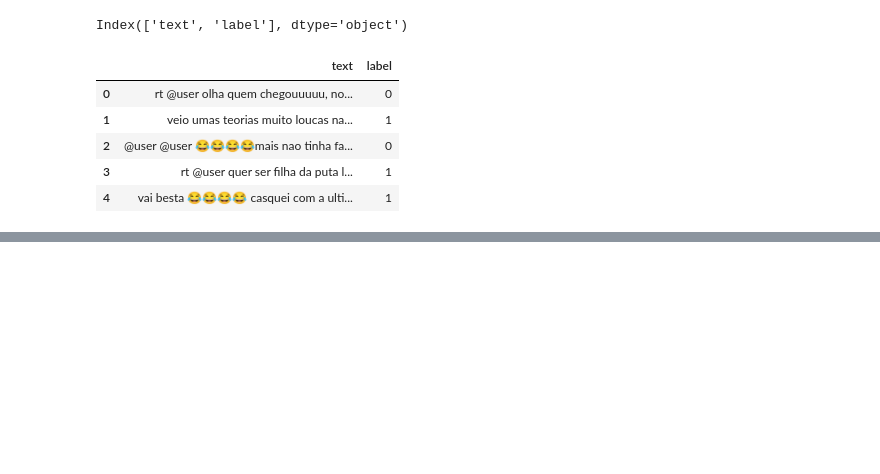
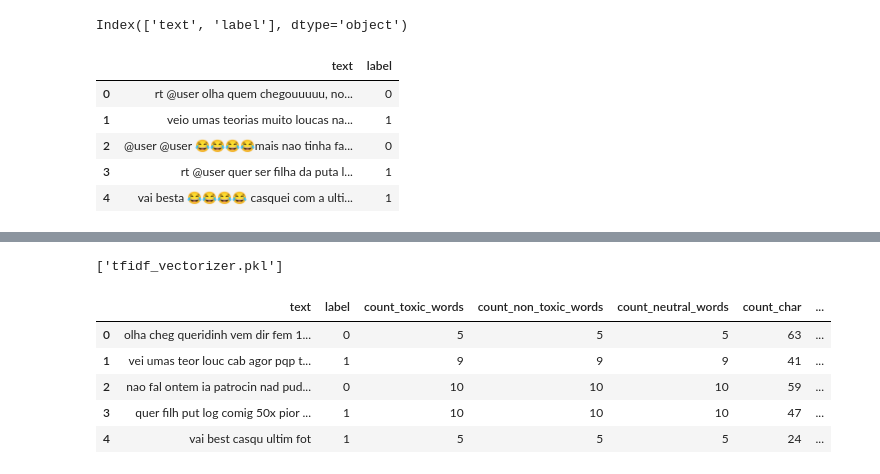
Before and after one commit to HugoLeda/ML-Olympiad-Toxic-Language-PTBR-Detection, a Jupyter notebook: Training_model.ipynb, the cells around one changed output, grey strips where cells are left out. Cells and saved outputs as stored; diff of their text form; code cells hidden in the pictures; blank space fills up the shorter version.

```diff
--- a/Training_model.ipynb
+++ b/Training_model.ipynb
@@ -148,0 +193,13 @@ df.to_csv('cleaned_text.csv', index=False)
+# %%
+joblib.dump(tfidf_vectorizer, 'tfidf_vectorizer.pkl')
+# %% [output]
+['tfidf_vectorizer.pkl']
+# %%
+df.head()
+# %% [output]
+|  | text | label | count_toxic_words | count_non_toxic_words | count_neutral_words | count_char | ... |
+| 0 | olha cheg queridinh vem dir fem 1... | 0 | 5 | 5 | 5 | 63 | ... |
+| 1 | vei umas teor louc cab agor pqp t... | 1 | 9 | 9 | 9 | 41 | ... |
+| 2 | nao fal ontem ia patrocin nad pud... | 0 | 10 | 10 | 10 | 59 | ... |
+| 3 | quer filh put log comig 50x pior ... | 1 | 10 | 10 | 10 | 47 | ... |
+| 4 | vai best casqu ultim fot | 1 | 5 | 5 | 5 | 24 | ... |
```
Also changed, not shown: parts of 32 cells of this notebook.
